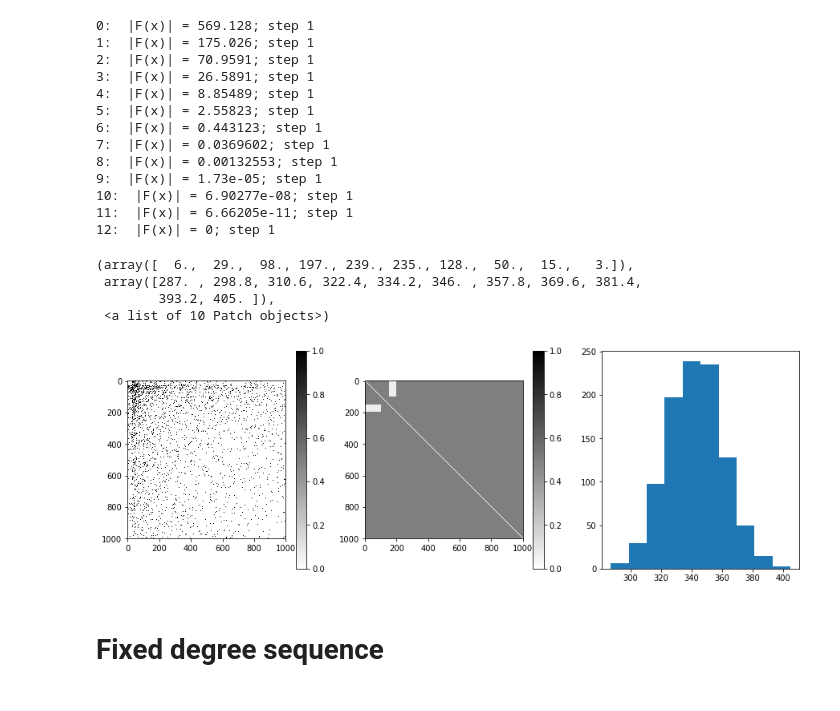
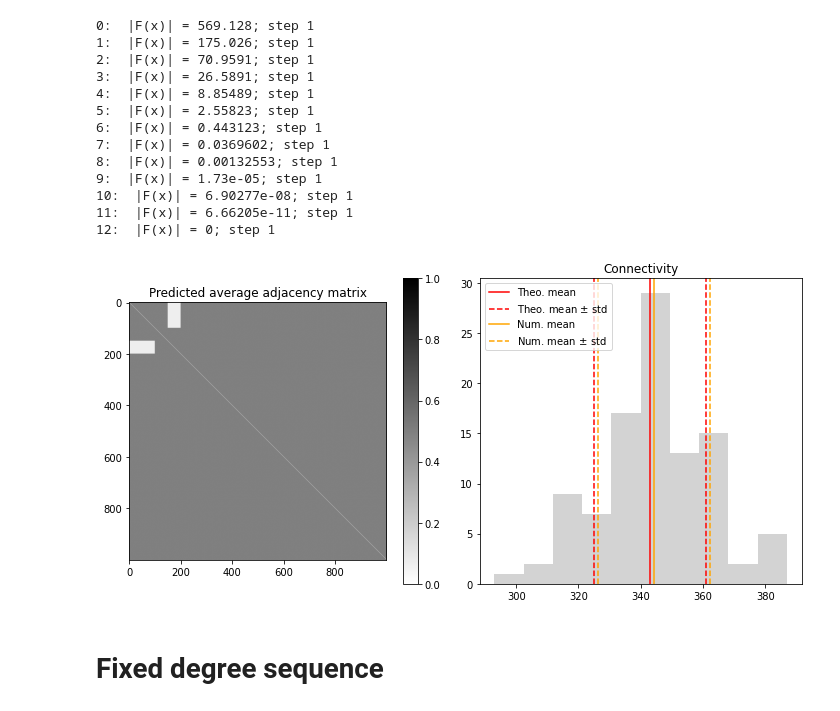
Before and after one commit to reemagit/claude, a Jupyter notebook: demos/main_demo.ipynb, the cells around one changed output. Saved outputs shown, nothing was run; the diff lists cells and outputs as text; code cells hidden in the pictures.

```diff
--- a/demos/main_demo.ipynb
+++ b/demos/main_demo.ipynb
@@ -109,8 +147,11 @@ plt.hist([np.triu(m.sample()[:100,:100]).sum() for i in trange(1000)])
 # %% [markdown]
 ## Connectivity between 2 groups of nodes
+# %%
+nodeset1 = np.arange(100)
+nodeset2 = np.arange(150,200)
 # %%
 m = cl.GraphEnsemble(1000)
-m.fit([const.Connectivity(343, nodeset1=np.arange(100), nodeset2=np.arange(150,200))], opt_kwargs={'nit':30,'fatol':1e-2,'disp':True})
+m.fit([const.Connectivity(343, nodeset1=nodeset1, nodeset2=nodeset2)], opt_kwargs={'nit':30,'fatol':1e-2,'disp':True})
 # %% [output]
 0:  |F(x)| = 569.128; step 1
 1:  |F(x)| = 175.026; step 1
@@ -125,20 +166,29 @@ m.fit([const.Connectivity(343, nodeset1=np.arange(100), nodeset2=np.arange(150,2
 10:  |F(x)| = 6.90277e-08; step 1
 11:  |F(x)| = 6.66205e-11; step 1
 12:  |F(x)| = 0; step 1
-# %%
-plt.figure(figsize=[15,5])
-plt.subplot(1,3,1)
-plot_adj(ba_adj)
-plt.subplot(1,3,2)
-plot_adj(m.adj_matrix)
-plt.subplot(1,3,3)
-plt.hist([m.sample()[:100,150:200].sum() for i in trange(1000)])
-# %% [output]
-(array([  6.,  29.,  98., 197., 239., 235., 128.,  50.,  15.,   3.]),
- array([287. , 298.8, 310.6, 322.4, 334.2, 346. , 357.8, 369.6, 381.4,
-        393.2, 405. ]),
- <a list of 10 Patch objects>)
-[figure, removed]
+# %%
+o = obs.Connectivity(nodeset1=nodeset1,nodeset2=nodeset2)
+smpl = [np.triu(m.sample())[:100,150:200].sum() for i in trange(100)]
+mean = m.predict_mean(o)
+std = m.predict_std(o)
+# %%
+plt.figure(figsize=[10,5])
+plt.subplot(1,2,1)
+plot_adj(m.adj_matrix)
+plt.title('Predicted average adjacency matrix',fontsize=12)
+plt.subplot(1,2,2)
+plt.hist(smpl,color='lightgray')
+plt.axvline(mean,color='red', label='Theo. mean')
+plt.axvline(mean-std,color='red',linestyle='dashed', label='Theo. mean $\pm$ std')
+plt.axvline(mean+std,color='red',linestyle='dashed')
+plt.axvline(np.mean(smpl),color='orange', label='Num. mean')
+plt.axvline(np.mean(smpl)-np.std(smpl),color='orange',linestyle='dashed', label='Num. mean $\pm$ std')
+plt.axvline(np.mean(smpl)+np.std(smpl),color='orange',linestyle='dashed')
+plt.title('Connectivity',fontsize=12)
+plt.legend()
+plt.tight_layout()
+# %% [output]
+[figure, added]
 # %% [markdown]
 # Fixed degree sequence
 # %% [markdown]
```
Also changed, not shown: parts of 45 cells of this notebook, 3 other files.
